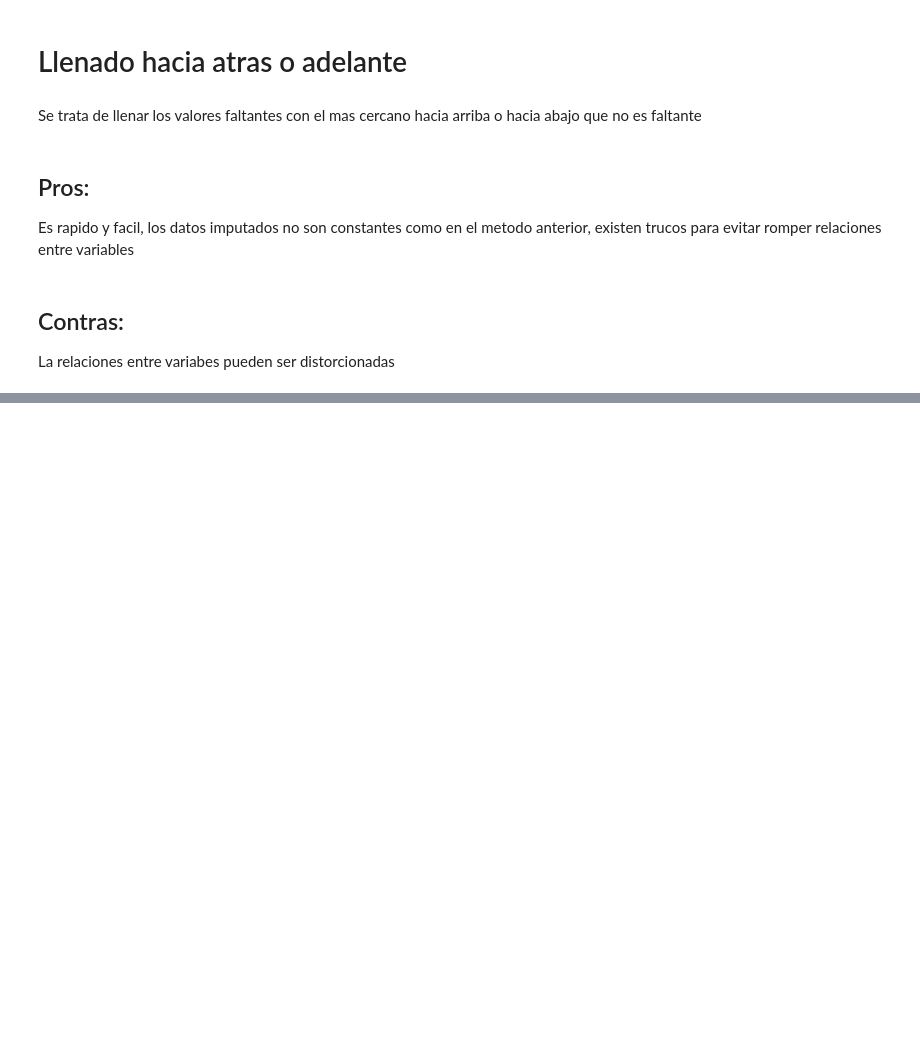
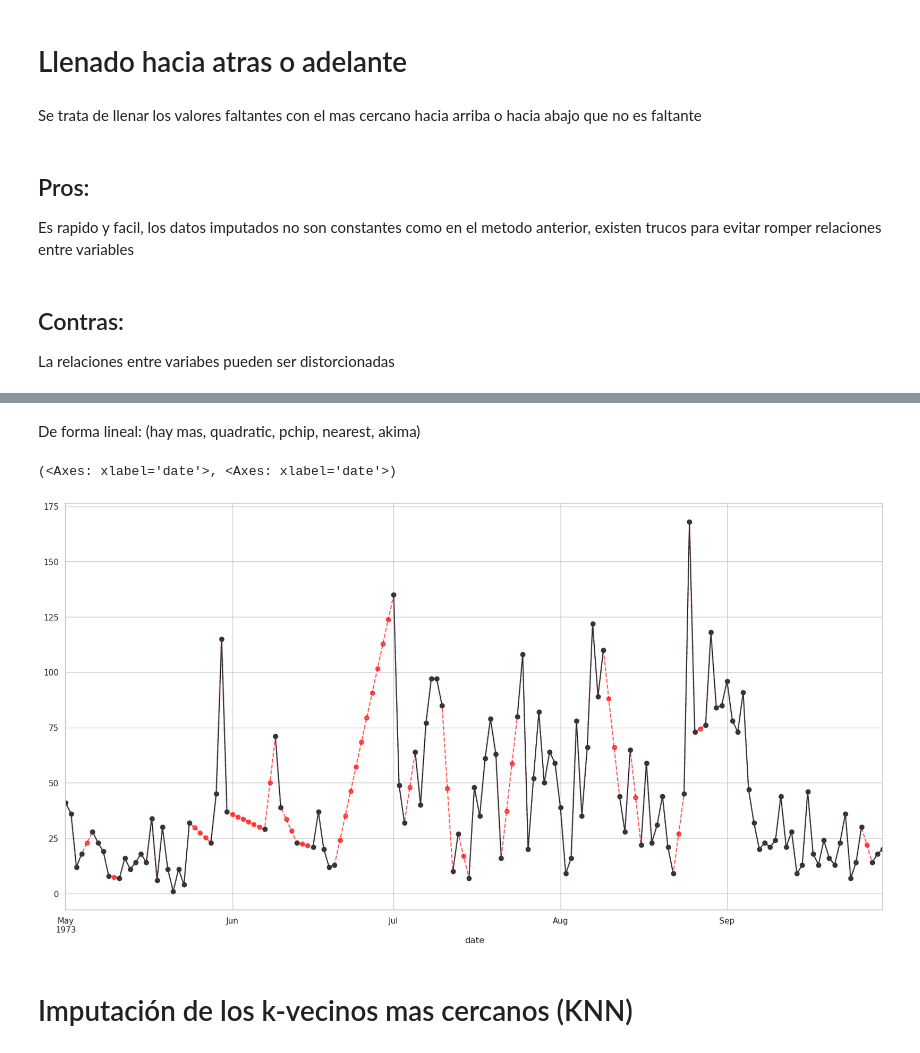
Before and after one commit to RiemannIntegrable/Notas-de-cursos-en-platzi, a Jupyter notebook: CurDatosFalt_2/Notebooks/Notebook.ipynb, the cells around one changed output, grey strips where cells are left out. Cells and saved outputs as stored; diff of their text form; code cells hidden in the pictures; blank space fills up the shorter version.

```diff
--- a/CurDatosFalt_2/Notebooks/Notebook.ipynb
+++ b/CurDatosFalt_2/Notebooks/Notebook.ipynb
@@ -543,0 +622,20 @@ La relaciones entre variabes pueden ser distorcionadas
+# %% [markdown]
+De forma lineal: (hay mas, quadratic, pchip, nearest, akima)
+# %%
+plt.figure(figsize=(20,10))
+
+(
+    airquality_df
+    .select_columns("ozone")
+    .pipe(
+        lambda df: (
+            df.ozone.interpolate(method = "linear").plot(color = "red", marker = "o", alpha=6/9, linestyle = "dashed"),
+            df.ozone.plot(color = "#313638", marker = "o")
+        )
+    )
+)
+# %% [output]
+(<Axes: xlabel='date'>, <Axes: xlabel='date'>)
+[figure, added]
+# %% [markdown]
+# Imputación de los k-vecinos mas cercanos (KNN)
```
Also changed, not shown: parts of 28 cells of this notebook.
